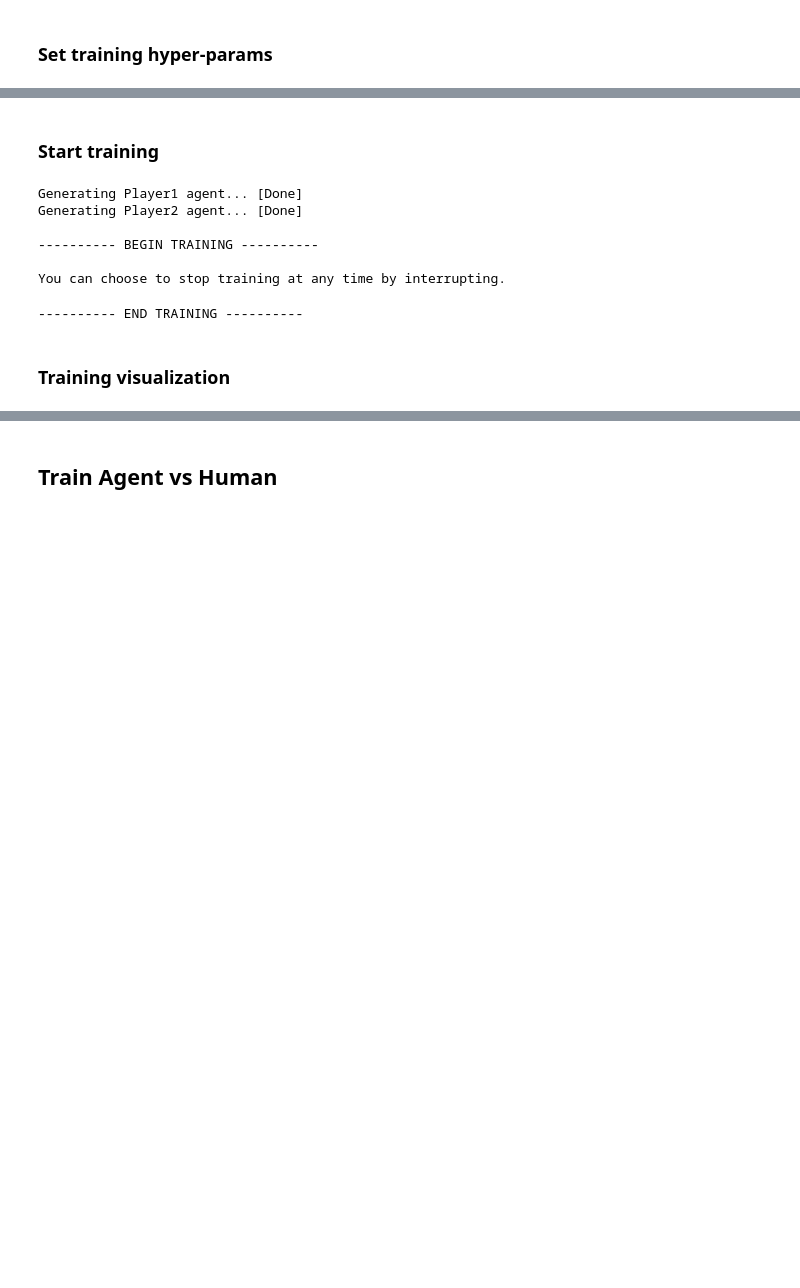
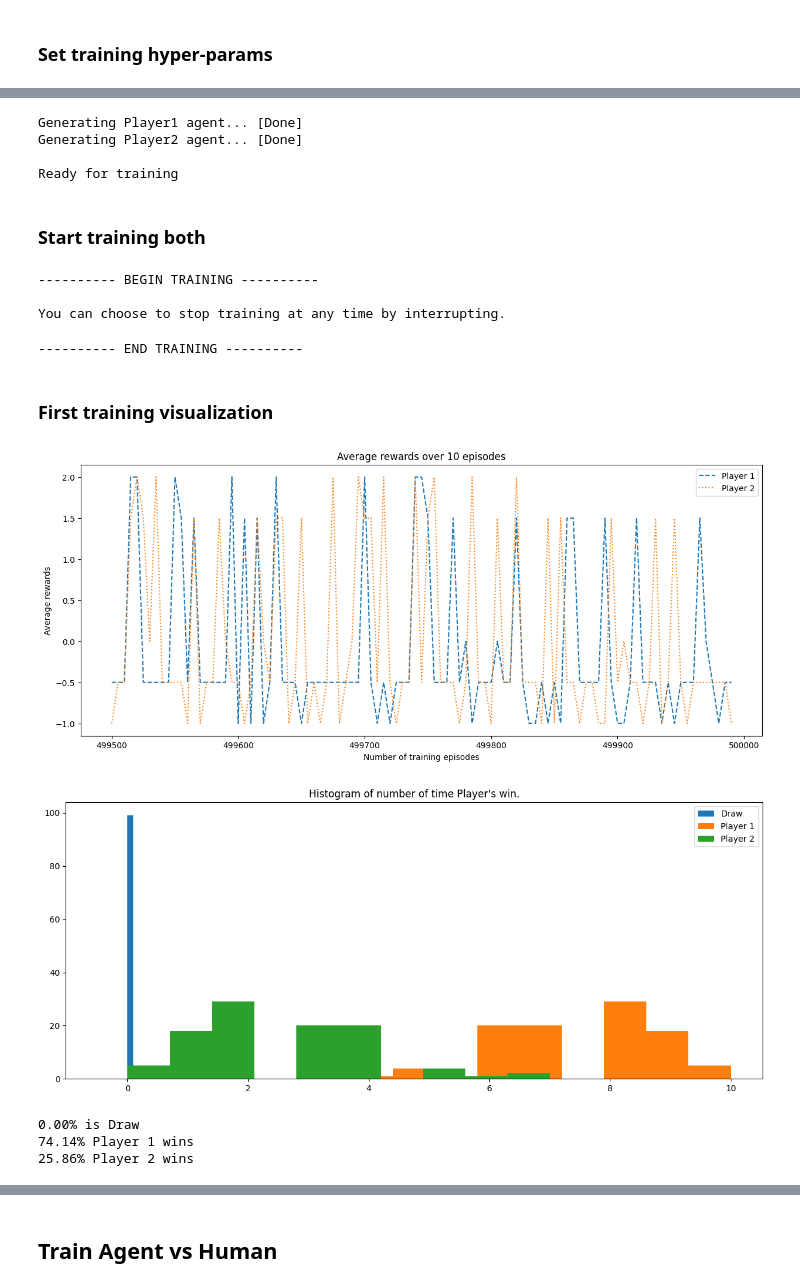
Before and after one commit to aheritianad/kivy-tictactoe, a Jupyter notebook: back/Q-learning_model.ipynb, the cells around one changed output, grey strips where cells are left out. Cells and saved outputs as stored; diff of their text form; code cells hidden in the pictures; blank space fills up the shorter version.

Commit message:
Generate new policies without human training

```diff
--- a/back/Q-learning_model.ipynb
+++ b/back/Q-learning_model.ipynb
@@ -536,25 +565,42 @@ num_eval_episodes = 3 # @param number of episode to run in each evaluation
+# %%
+print("Generating Player1 agent...", end=" ")
+player1 = QAgent(environment.num_actions, gamma=gamma, learning_rate=learning_rate, epsilon= epsilon)
+print("[Done]")
+print("Generating Player2 agent...", end=" ")
+player2 = QAgent(environment.num_actions, gamma=gamma, learning_rate=learning_rate, epsilon= epsilon)
+print("[Done]")
+print()
+print("Ready for training")
+# %% [output]
+Generating Player1 agent... [Done]
+Generating Player2 agent... [Done]
+
+Ready for training
 # %% [markdown]
-### Start training
+### Start training both
 # %%
-print("Generating Player1 agent...", end=" ")
-player1 = QAgent(environment.num_actions, gamma=gamma, learning_rate=learning_rate, epsilon= epsilon)
-print("[Done]")
-print("Generating Player2 agent...", end=" ")
-player2 = QAgent(environment.num_actions, gamma=gamma, learning_rate=learning_rate, epsilon= epsilon)
-print("[Done]")
-print()
 print("-"*10, "BEGIN TRAINING", "-"*10)
 episodes, all_rewards, winners = train(player1=player1, player2=player2, environment=environment,
-                                num_episodes=num_episodes, max_step=max_step, eval_every_N=eval_every_N,
-                                num_eval_episodes=num_eval_episodes)
+                                num_episodes=num_episodes, eval_every_N=eval_every_N,
+                                num_eval_episodes=num_eval_episodes, eval1=False, eval2=False, max_step=max_step)
 print("-"*10, "END TRAINING", "-"*10)
 # %% [output]
-Generating Player1 agent... [Done]
-Generating Player2 agent... [Done]
-
 ---------- BEGIN TRAINING ----------
 
 You can choose to stop training at any time by interrupting.
 ---------- END TRAINING ----------
 # %% [markdown]
-### Training visualization
+### First training visualization
+# %%
+from_index = len(episodes)-100
+end_index = -1
+# %%
+visualize_rewards(episodes, all_rewards, num_eval_episodes, name1 = None, name2=None, from_index=from_index, end_index=end_index)
+stats = visuzalize_winners(winners, num_eval_episodes, name1 = None, name2=None, from_index=from_index, end_index=end_index)
+print(stats)
+# %% [output]
+[figure, added]
+[figure, added]
+0.00% is Draw
+74.14% Player 1 wins
+25.86% Player 2 wins
```
Also changed, not shown: parts of 16 cells of this notebook, 5 other files.
